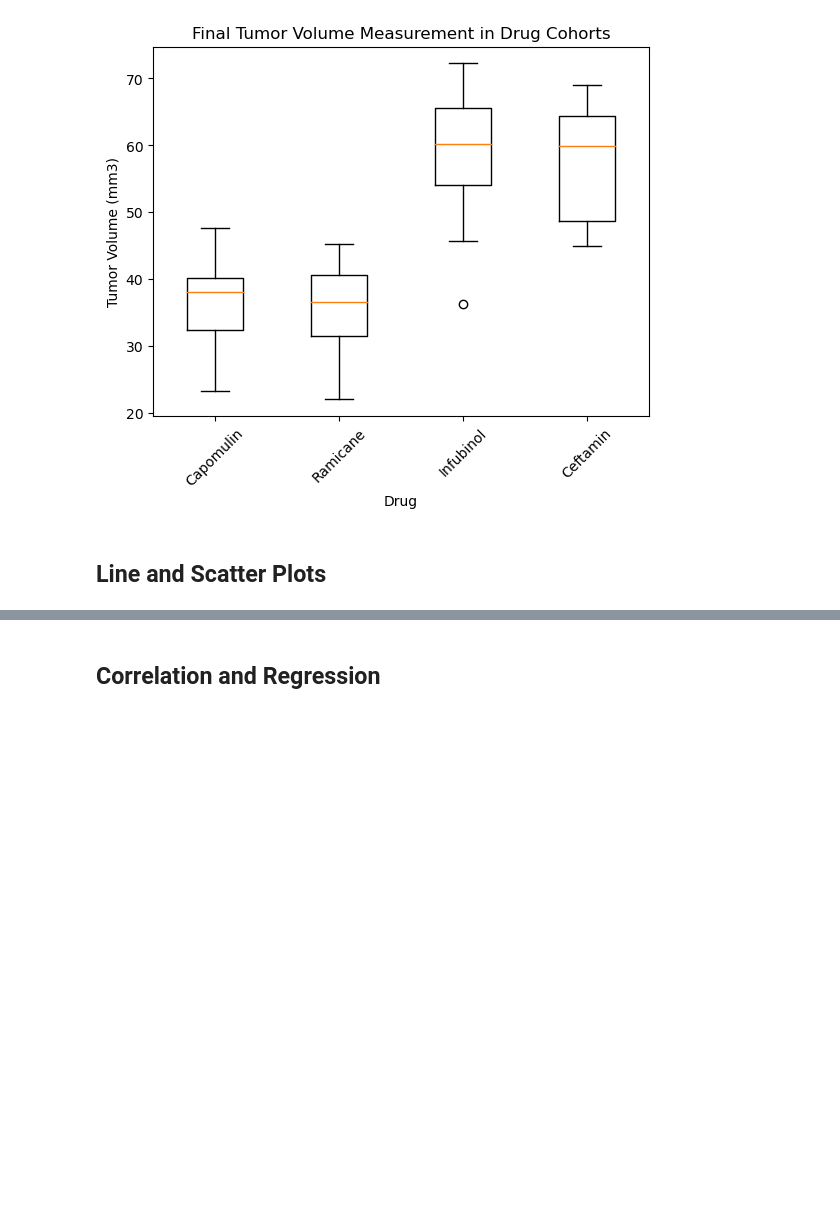
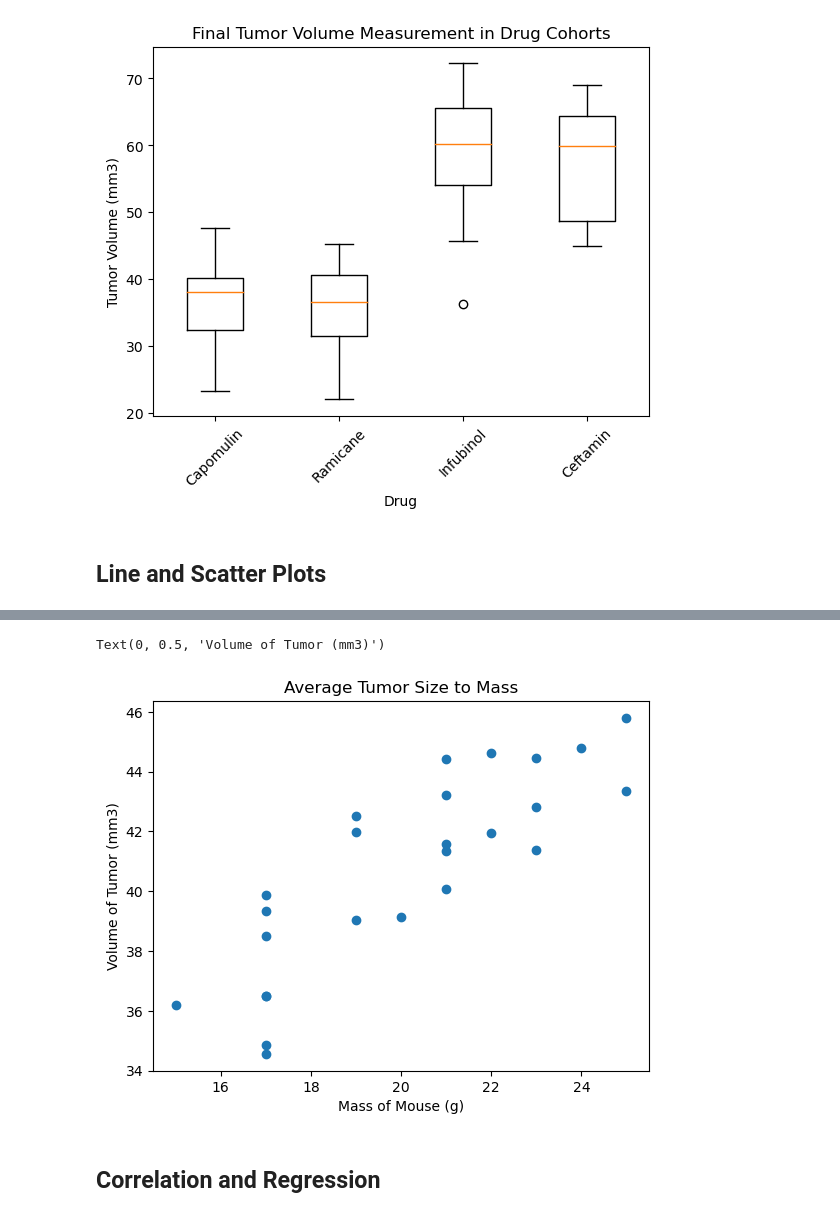
Before and after one commit to ShoaibFarooqui/pandas-and-matplotlib, a Jupyter notebook: module_5_starter_code/Pymaceuticals/pymaceuticals_starter.ipynb, the cells around one changed output, grey strips where cells are left out. Saved outputs shown, nothing was run; the diff lists cells and outputs as text; code cells hidden in the pictures; blank space fills up the shorter version.

```diff
--- a/module_5_starter_code/Pymaceuticals/pymaceuticals_starter.ipynb
+++ b/module_5_starter_code/Pymaceuticals/pymaceuticals_starter.ipynb
@@ -287,3 +293,14 @@ Text(0.5, 1.0, 'Final Tumor Volume Measurement in Drug Cohorts')
+# %%
+# Generate a scatter plot of average tumor volume vs. mouse weight for the Capomulin regimen
+y_axis= capomulin_results.groupby("Mouse ID")["Tumor Volume (mm3)"].mean()
+x_axis = capomulin_results.groupby("Mouse ID")["Weight (g)"].mean()
+plt.scatter(x_axis,y_axis)
+plt.title("Average Tumor Size to Mass")
+plt.xlabel("Mass of Mouse (g)")
+plt.ylabel("Volume of Tumor (mm3)")
+# %% [output]
+Text(0, 0.5, 'Volume of Tumor (mm3)')
+[figure, added]
 # %% [markdown]
 ## Correlation and Regression
 # %%
```
Also changed, not shown: parts of 5 cells of this notebook.
